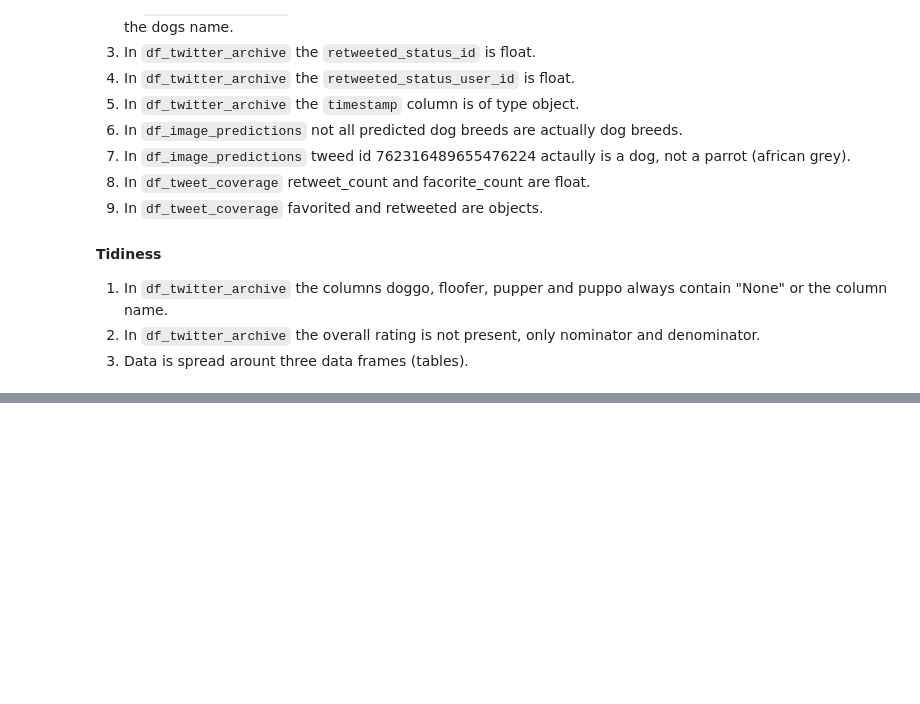
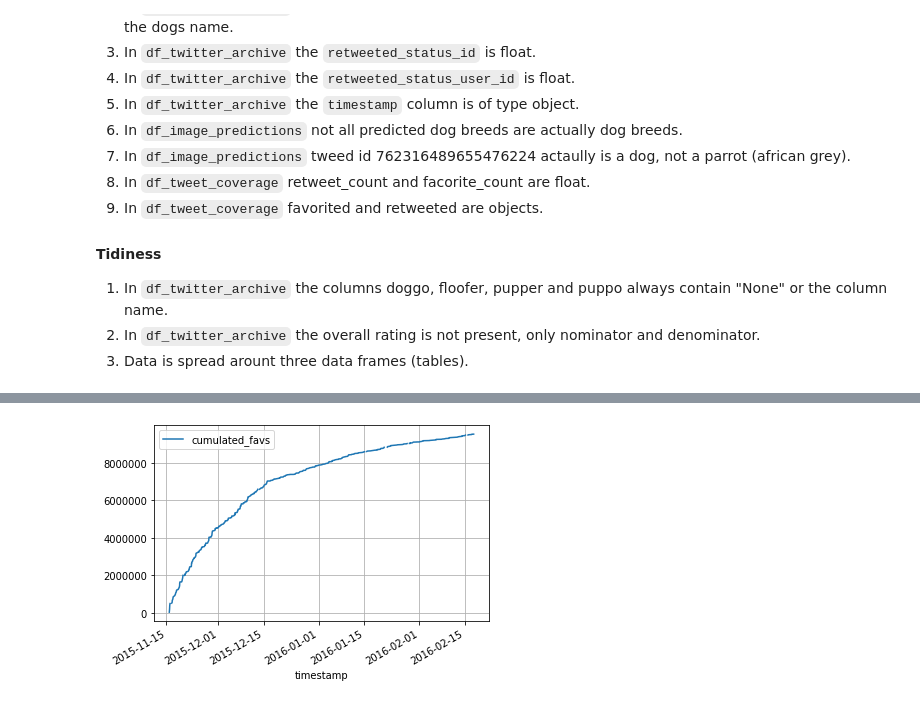
Before and after one commit to schorschie/udacity, a Jupyter notebook: lesson_04/project/wrangle_act.ipynb, the cells around one changed output, grey strips where cells are left out. Cells and saved outputs as stored; diff of their text form; code cells hidden in the pictures; blank space fills up the shorter version.

```diff
--- a/lesson_04/project/wrangle_act.ipynb
+++ b/lesson_04/project/wrangle_act.ipynb
@@ -280,0 +564,8 @@ memory usage: 81.1+ KB
+# %%
+twitter_archive_master = twitter_archive_master.sort_values('timestamp')
+twitter_archive_master['cumulated_favs'] = twitter_archive_master.favorite_count.cumsum()
+twitter_archive_master.plot(x='timestamp', y='cumulated_favs');
+plt.grid(True)
+plt.savefig('cumulated_favs.png')
+# %% [output]
+[figure, added]
```
Also changed, not shown: parts of 50 cells of this notebook, 22 other files.
